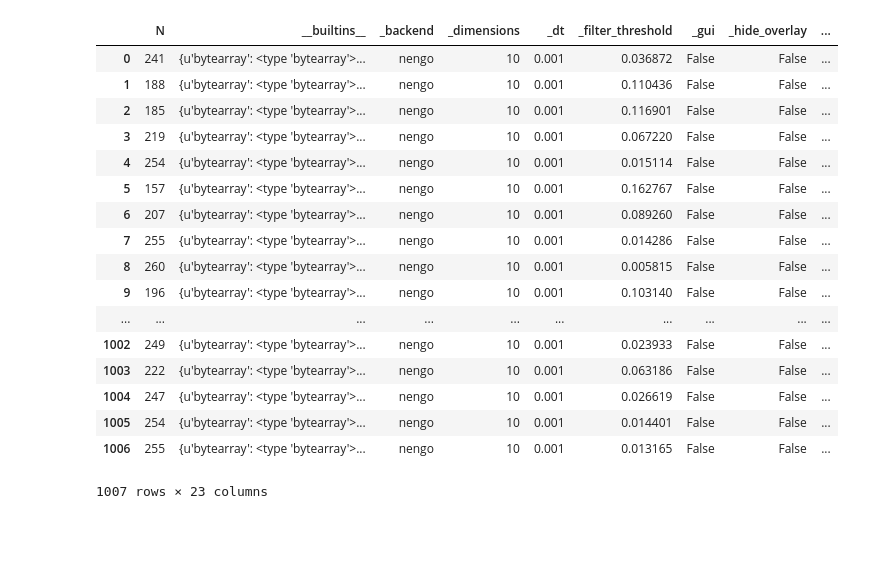
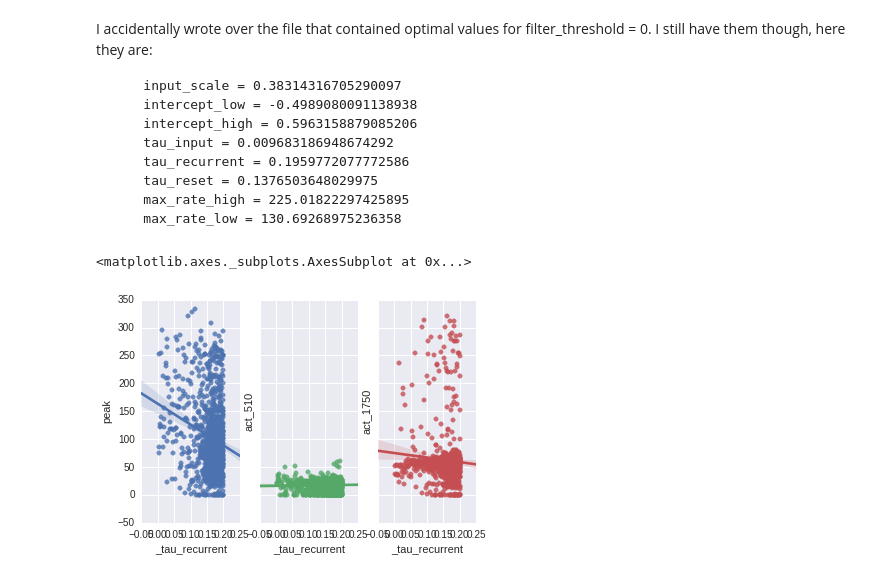
Before and after one commit to agaikova/Working_memory, a Jupyter notebook: wm_hyperopt.ipynb, the cells around one changed output. Cells and saved outputs as stored; diff of their text form; code cells hidden in the pictures; blank space fills up the shorter version.

```diff
--- a/wm_hyperopt.ipynb
+++ b/wm_hyperopt.ipynb
@@ -76,26 +80,27 @@ print(best)
+# %% [markdown]
+I accidentally wrote over the file that contained optimal values for filter_threshold = 0. I still have them though, here they are:
+
+        input_scale = 0.38314316705290097
+        intercept_low = -0.4989080091138938
+        intercept_high = 0.5963158879085206
+        tau_input = 0.009683186948674292
+        tau_recurrent = 0.1959772077772586
+        tau_reset = 0.1376503648029975
+        max_rate_high = 225.01822297425895
+        max_rate_low = 130.69268975236358
 # %%
 import pandas
 import seaborn as sns
 # %%
 data = ctn_benchmark.Data('data')
 df = pandas.DataFrame(data.data)
-df
+df = df.loc[df._filter_threshold ==0.0]
-# %% [output]
-|  | N | __builtins__ | _backend | _dimensions | _dt | _filter_threshold | _gui | _hide_overlay | ... |
-| 0 | 241 | {u'bytearray': <type 'bytearray'>... | nengo | 10 | 0.001 | 0.036872 | False | False | ... |
-| 1 | 188 | {u'bytearray': <type 'bytearray'>... | nengo | 10 | 0.001 | 0.110436 | False | False | ... |
-| 2 | 185 | {u'bytearray': <type 'bytearray'>... | nengo | 10 | 0.001 | 0.116901 | False | False | ... |
-| 3 | 219 | {u'bytearray': <type 'bytearray'>... | nengo | 10 | 0.001 | 0.067220 | False | False | ... |
-| 4 | 254 | {u'bytearray': <type 'bytearray'>... | nengo | 10 | 0.001 | 0.015114 | False | False | ... |
-| 5 | 157 | {u'bytearray': <type 'bytearray'>... | nengo | 10 | 0.001 | 0.162767 | False | False | ... |
-| 6 | 207 | {u'bytearray': <type 'bytearray'>... | nengo | 10 | 0.001 | 0.089260 | False | False | ... |
-| 7 | 255 | {u'bytearray': <type 'bytearray'>... | nengo | 10 | 0.001 | 0.014286 | False | False | ... |
-| 8 | 260 | {u'bytearray': <type 'bytearray'>... | nengo | 10 | 0.001 | 0.005815 | False | False | ... |
-| 9 | 196 | {u'bytearray': <type 'bytearray'>... | nengo | 10 | 0.001 | 0.103140 | False | False | ... |
-| ... | ... | ... | ... | ... | ... | ... | ... | ... | ... |
-| 1002 | 249 | {u'bytearray': <type 'bytearray'>... | nengo | 10 | 0.001 | 0.023933 | False | False | ... |
-| 1003 | 222 | {u'bytearray': <type 'bytearray'>... | nengo | 10 | 0.001 | 0.063186 | False | False | ... |
-| 1004 | 247 | {u'bytearray': <type 'bytearray'>... | nengo | 10 | 0.001 | 0.026619 | False | False | ... |
-| 1005 | 254 | {u'bytearray': <type 'bytearray'>... | nengo | 10 | 0.001 | 0.014401 | False | False | ... |
-| 1006 | 255 | {u'bytearray': <type 'bytearray'>... | nengo | 10 | 0.001 | 0.013165 | False | False | ... |
-1007 rows × 23 columns
+# %%
+fig, (ax1, ax2, ax3) = plt.subplots(ncols = 3, sharey = True)
+x = '_tau_recurrent'
+sns.regplot(x, y = 'peak', ax = ax1, data = df)
+sns.regplot(x, y = 'act_510', ax = ax2, data = df)
+sns.regplot(x, y = 'act_1750', ax = ax3, data = df)
+# %% [output]
+<matplotlib.axes._subplots.AxesSubplot at 0x...>
+[figure, added]
```
Also changed, not shown: parts of 9 cells of this notebook, 1 other file.
